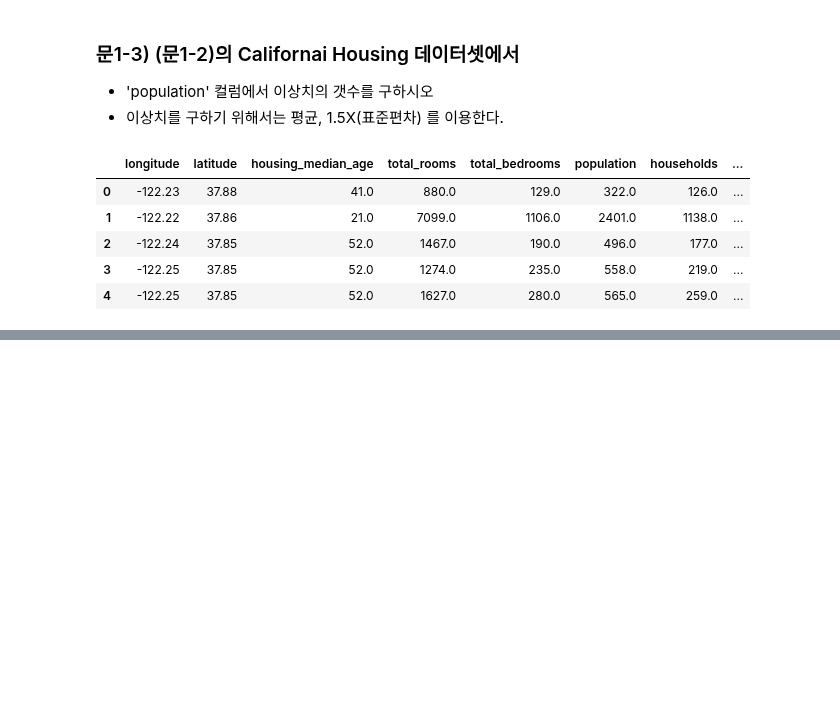
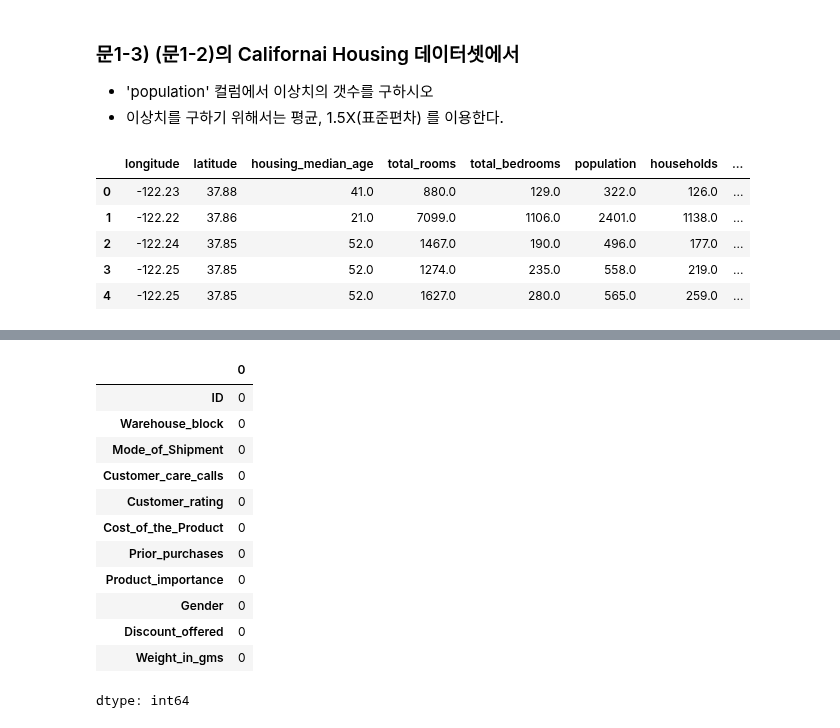
Before and after one commit to va4756/yemoon_bigdata_test, a Jupyter notebook: bigdata_예문_실전문제_example2.ipynb, the cells around one changed output, grey strips where cells are left out. Cells and saved outputs as stored; diff of their text form; code cells hidden in the pictures; blank space fills up the shorter version.

```diff
--- a/bigdata_예문_실전문제_example2.ipynb
+++ b/bigdata_예문_실전문제_example2.ipynb
@@ -185,0 +255,16 @@ TypeError: 'Series' object is not callable
+# %%
+X_train.isnull().sum()
+# %% [output]
+|  | 0 |
+| ID | 0 |
+| Warehouse_block | 0 |
+| Mode_of_Shipment | 0 |
+| Customer_care_calls | 0 |
+| Customer_rating | 0 |
+| Cost_of_the_Product | 0 |
+| Prior_purchases | 0 |
+| Product_importance | 0 |
+| Gender | 0 |
+| Discount_offered | 0 |
+| Weight_in_gms | 0 |
+dtype: int64
```
Also changed, not shown: parts of 26 cells of this notebook.
